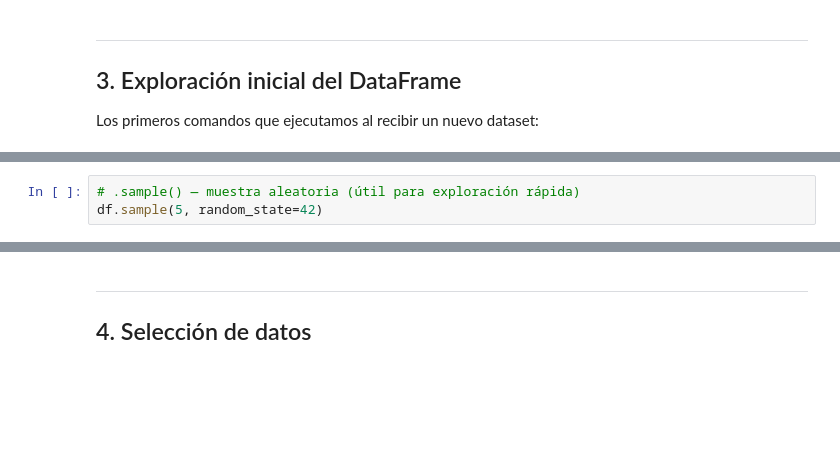
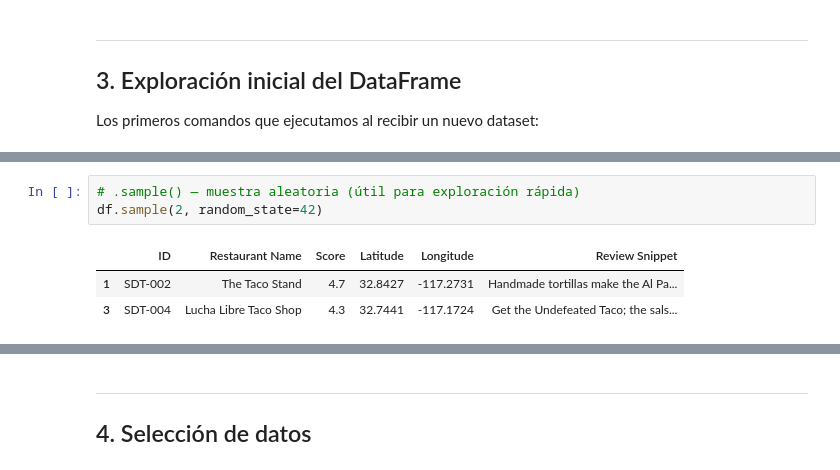
Before and after one commit to UADE-Python-Data-Science/583433_repo_oficial, a Jupyter notebook: Unidad_2/U2_NB1_Pandas_Tacos.ipynb, the cells around one changed output, grey strips where cells are left out. Drawn from its saved outputs; the diff is of its cells as text; blank space fills up the shorter version.

```diff
--- a/Unidad_2/U2_NB1_Pandas_Tacos.ipynb
+++ b/Unidad_2/U2_NB1_Pandas_Tacos.ipynb
@@ -102,5 +185,9 @@ print(df.tail(3))
 # %%
 # .sample() — muestra aleatoria (útil para exploración rápida)
-df.sample(5, random_state=42)
+df.sample(2, random_state=42)
+# %% [output]
+|  | ID | Restaurant Name | Score | Latitude | Longitude | Review Snippet |
+| 1 | SDT-002 | The Taco Stand | 4.7 | 32.8427 | -117.2731 | Handmade tortillas make the Al Pa... |
+| 3 | SDT-004 | Lucha Libre Taco Shop | 4.3 | 32.7441 | -117.1724 | Get the Undefeated Taco; the sals... |
 # %%
 # .describe() — estadísticas descriptivas de columnas numéricas
```
Also changed, not shown: parts of 11 cells of this notebook, 9 other files.
